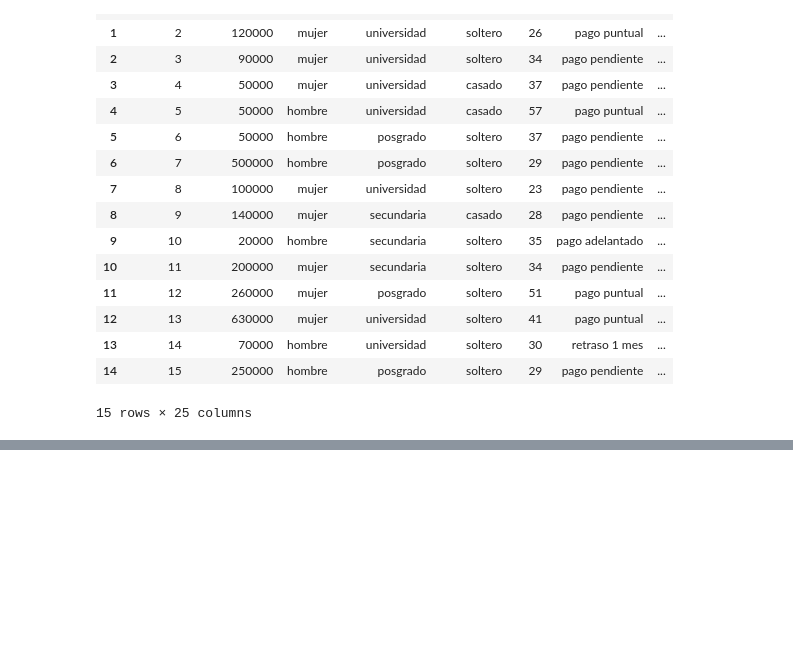
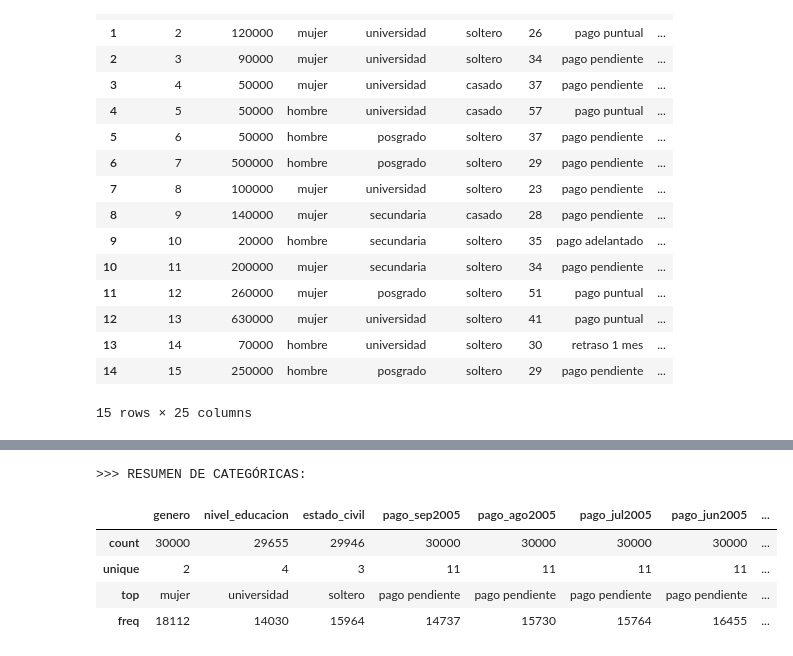
Before and after one commit to sgurdian/ml_default_credit_card_clients, a Jupyter notebook: notebooks/ml_project_DCCC.ipynb, the cells around one changed output, grey strips where cells are left out. Cells and saved outputs as stored; diff of their text form; code cells hidden in the pictures; blank space fills up the shorter version.

```diff
--- a/notebooks/ml_project_DCCC.ipynb
+++ b/notebooks/ml_project_DCCC.ipynb
@@ -250,0 +306,12 @@ df_limpio.head(15)
+# %%
+# Estadísticas descriptivas de variables categóricas
+
+print("\n>>> RESUMEN DE CATEGÓRICAS:")
+df_limpio.describe(include=['object'])
+# %% [output]
+>>> RESUMEN DE CATEGÓRICAS:
+|  | genero | nivel_educacion | estado_civil | pago_sep2005 | pago_ago2005 | pago_jul2005 | pago_jun2005 | ... |
+| count | 30000 | 29655 | 29946 | 30000 | 30000 | 30000 | 30000 | ... |
+| unique | 2 | 4 | 3 | 11 | 11 | 11 | 11 | ... |
+| top | mujer | universidad | soltero | pago pendiente | pago pendiente | pago pendiente | pago pendiente | ... |
+| freq | 18112 | 14030 | 15964 | 14737 | 15730 | 15764 | 16455 | ... |
```
Also changed, not shown: parts of 4 cells of this notebook, 1 other file.
